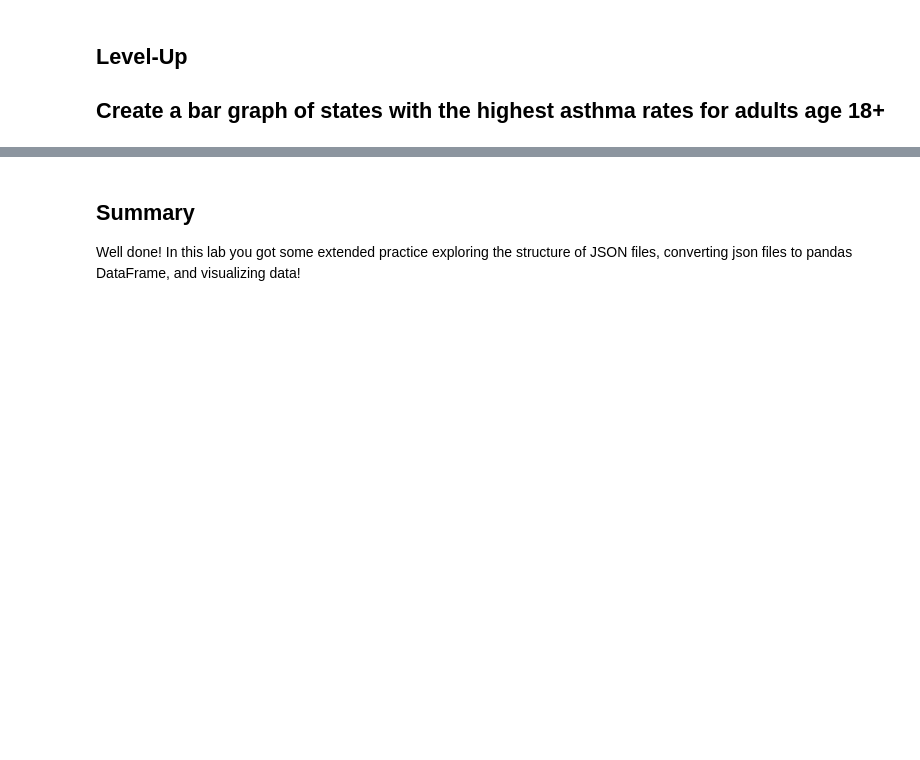
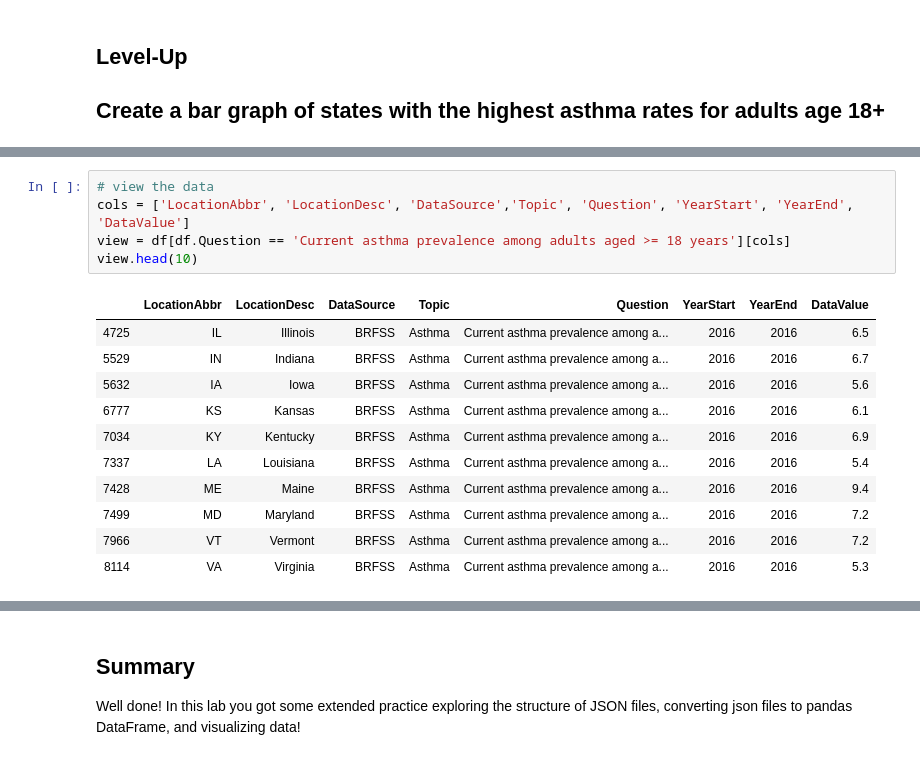
Before and after one commit to jammy-bot/dsc-exploring-and-transforming-json-schemas-lab-online-ds-ft-120919, a Jupyter notebook: index.ipynb, the cells around one changed output, grey strips where cells are left out. Cells and saved outputs as stored; diff of their text form; blank space fills up the shorter version.

```diff
--- a/index.ipynb
+++ b/index.ipynb
@@ -74,0 +163,17 @@ df.DataFrame(data)
+# %%
+# view the data
+cols = ['LocationAbbr', 'LocationDesc', 'DataSource','Topic', 'Question', 'YearStart', 'YearEnd', 'DataValue']
+view = df[df.Question == 'Current asthma prevalence among adults aged >= 18 years'][cols]
+view.head(10)
+# %% [output]
+|  | LocationAbbr | LocationDesc | DataSource | Topic | Question | YearStart | YearEnd | DataValue |
+| 4725 | IL | Illinois | BRFSS | Asthma | Current asthma prevalence among a... | 2016 | 2016 | 6.5 |
+| 5529 | IN | Indiana | BRFSS | Asthma | Current asthma prevalence among a... | 2016 | 2016 | 6.7 |
+| 5632 | IA | Iowa | BRFSS | Asthma | Current asthma prevalence among a... | 2016 | 2016 | 5.6 |
+| 6777 | KS | Kansas | BRFSS | Asthma | Current asthma prevalence among a... | 2016 | 2016 | 6.1 |
+| 7034 | KY | Kentucky | BRFSS | Asthma | Current asthma prevalence among a... | 2016 | 2016 | 6.9 |
+| 7337 | LA | Louisiana | BRFSS | Asthma | Current asthma prevalence among a... | 2016 | 2016 | 5.4 |
+| 7428 | ME | Maine | BRFSS | Asthma | Current asthma prevalence among a... | 2016 | 2016 | 9.4 |
+| 7499 | MD | Maryland | BRFSS | Asthma | Current asthma prevalence among a... | 2016 | 2016 | 7.2 |
+| 7966 | VT | Vermont | BRFSS | Asthma | Current asthma prevalence among a... | 2016 | 2016 | 7.2 |
+| 8114 | VA | Virginia | BRFSS | Asthma | Current asthma prevalence among a... | 2016 | 2016 | 5.3 |
```
Also changed, not shown: parts of 17 cells of this notebook.
